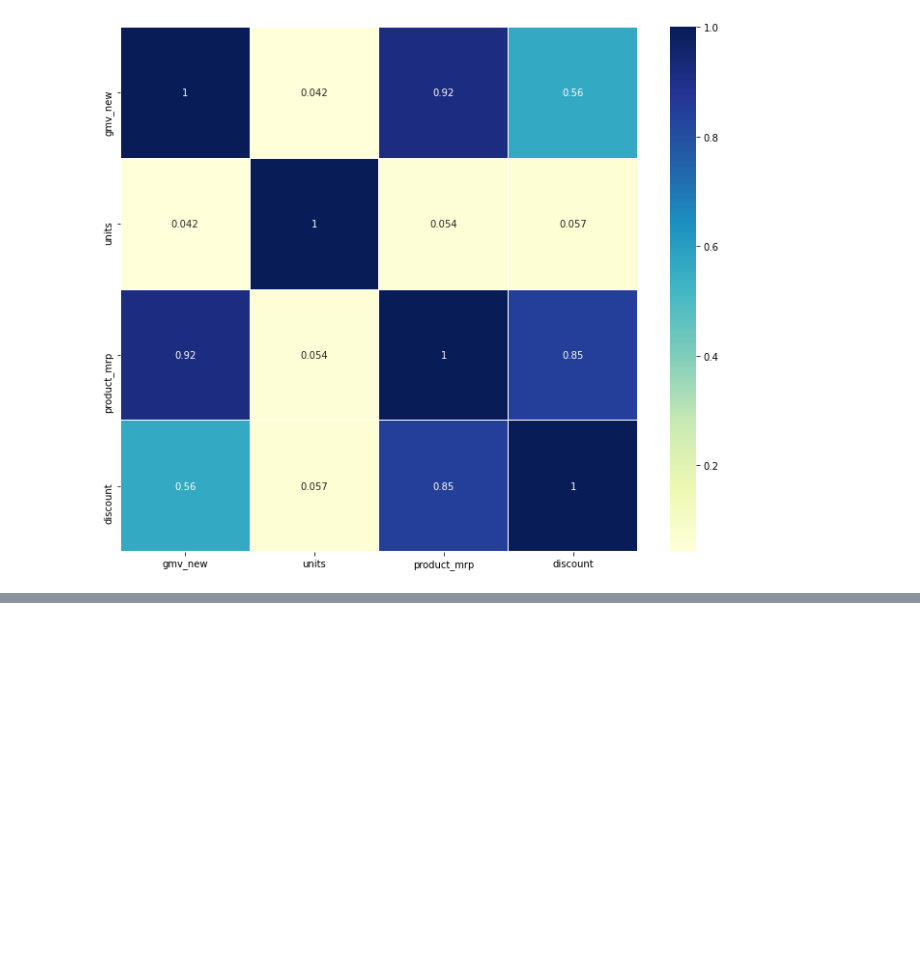
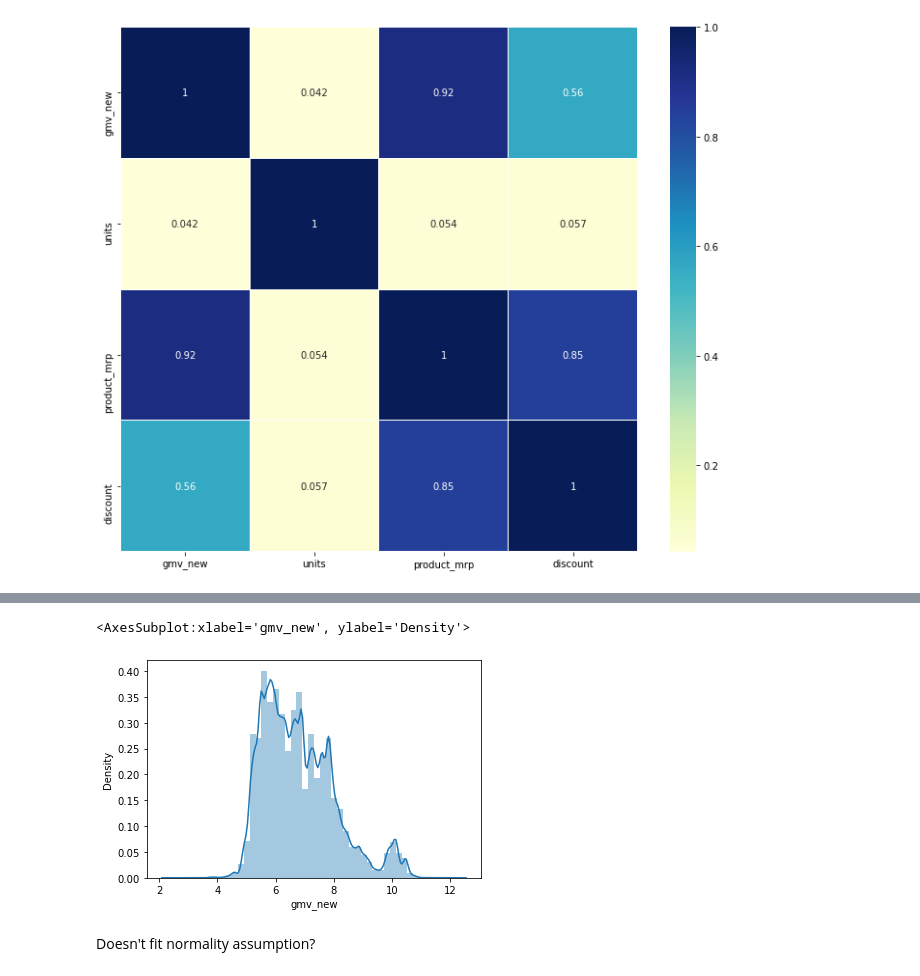
Before and after one commit to deejayrusso/Marketing-Mix-Model, a Jupyter notebook: MMM Notebook.ipynb, the cells around one changed output, grey strips where cells are left out. Drawn from its saved outputs; the diff is of its cells as text; code cells hidden in the pictures; blank space fills up the shorter version.

```diff
--- a/MMM Notebook.ipynb
+++ b/MMM Notebook.ipynb
@@ -245,0 +350,9 @@ sns.heatmap(transactions_corr, cmap='YlGnBu', linewidth=.005, annot=True)
+# %%
+# log transform to see if more normal distribution
+target = np.log(transactions['gmv_new'])
+sns.distplot(target)
+# %% [output]
+<AxesSubplot:xlabel='gmv_new', ylabel='Density'>
+[figure, added]
+# %% [markdown]
+Doesn't fit normality assumption?
```
Also changed, not shown: parts of 29 cells of this notebook.
